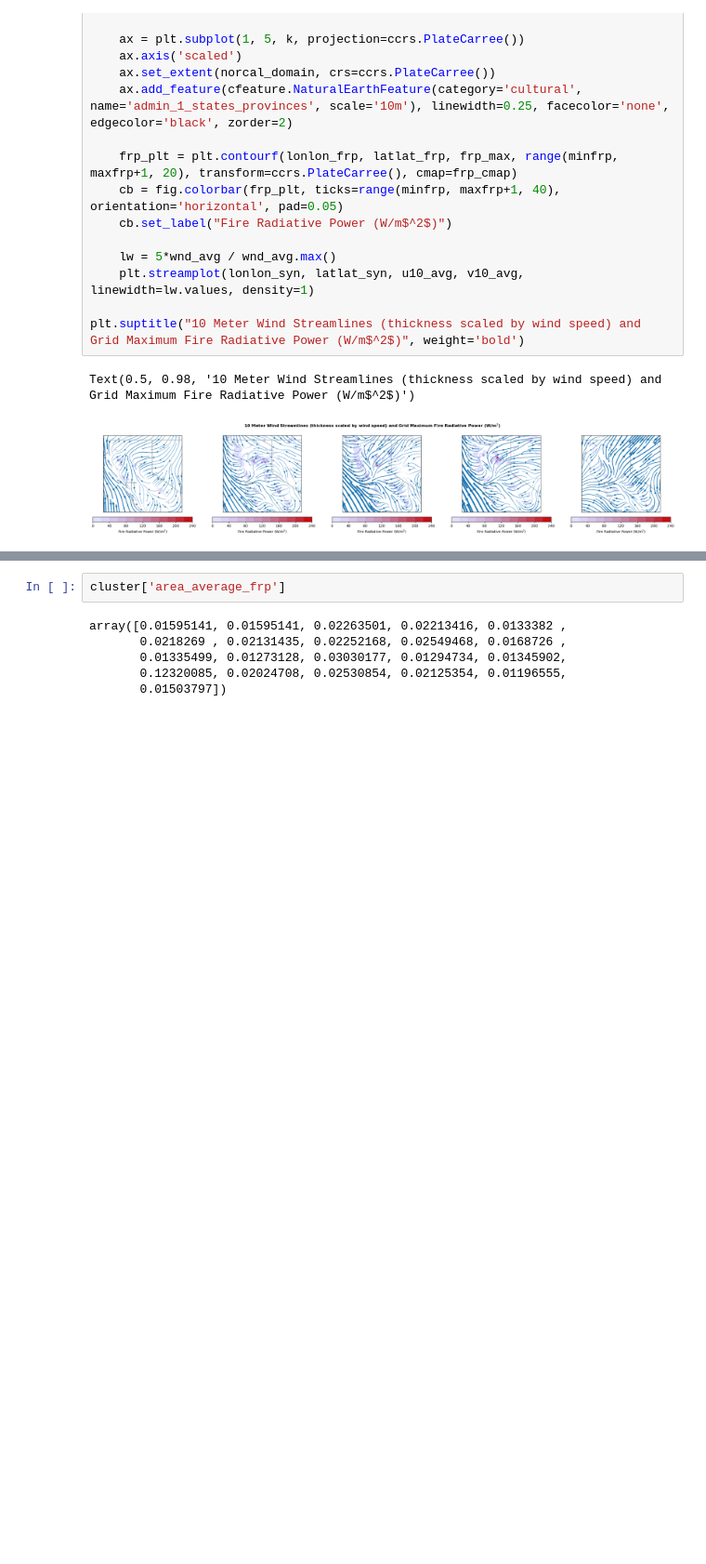
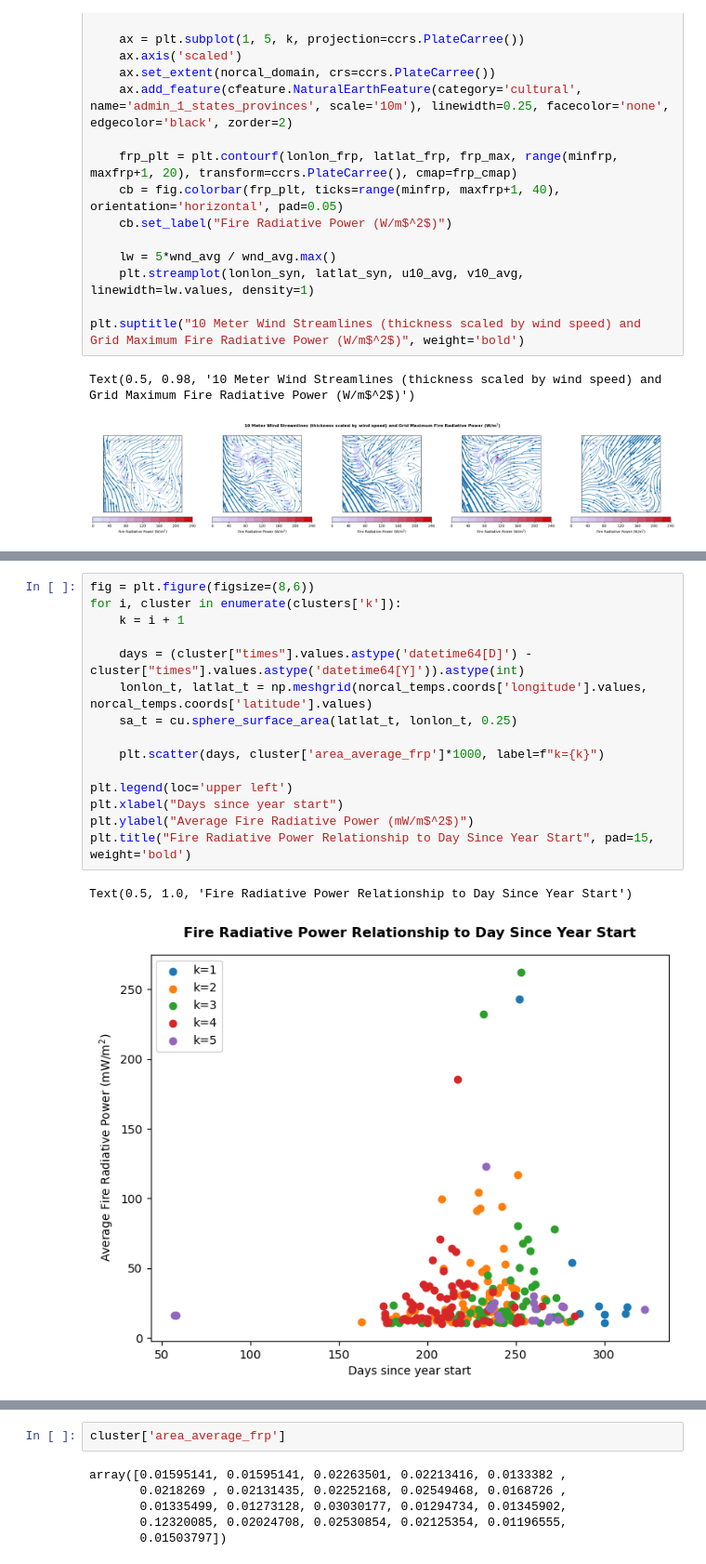
Before and after one commit to aeol1an/NorcalFireRegimes, a Jupyter notebook: analysis.ipynb, the cells around one changed output, grey strips where cells are left out. Shown at 93% size. Drawn from its saved outputs; the diff is of its cells as text; blank space fills up the shorter version.

```diff
--- a/analysis.ipynb
+++ b/analysis.ipynb
@@ -173,0 +182,18 @@ Text(0.5, 1.0, 'Fire Radiative Power Relationship to Mean Northern California Do
+# %%
+fig = plt.figure(figsize=(8,6))
+for i, cluster in enumerate(clusters['k']):
+    k = i + 1
+
+    days = (cluster["times"].values.astype('datetime64[D]') - cluster["times"].values.astype('datetime64[Y]')).astype(int)
+    lonlon_t, latlat_t = np.meshgrid(norcal_temps.coords['longitude'].values, norcal_temps.coords['latitude'].values)
+    sa_t = cu.sphere_surface_area(latlat_t, lonlon_t, 0.25)
+
+    plt.scatter(days, cluster['area_average_frp']*1000, label=f"k={k}")
+
+plt.legend(loc='upper left')
+plt.xlabel("Days since year start")
+plt.ylabel("Average Fire Radiative Power (mW/m$^2$)")
+plt.title("Fire Radiative Power Relationship to Day Since Year Start", pad=15, weight='bold')
+# %% [output]
+Text(0.5, 1.0, 'Fire Radiative Power Relationship to Day Since Year Start')
+[figure, added]
```
Also changed, not shown: parts of 4 cells of this notebook.
